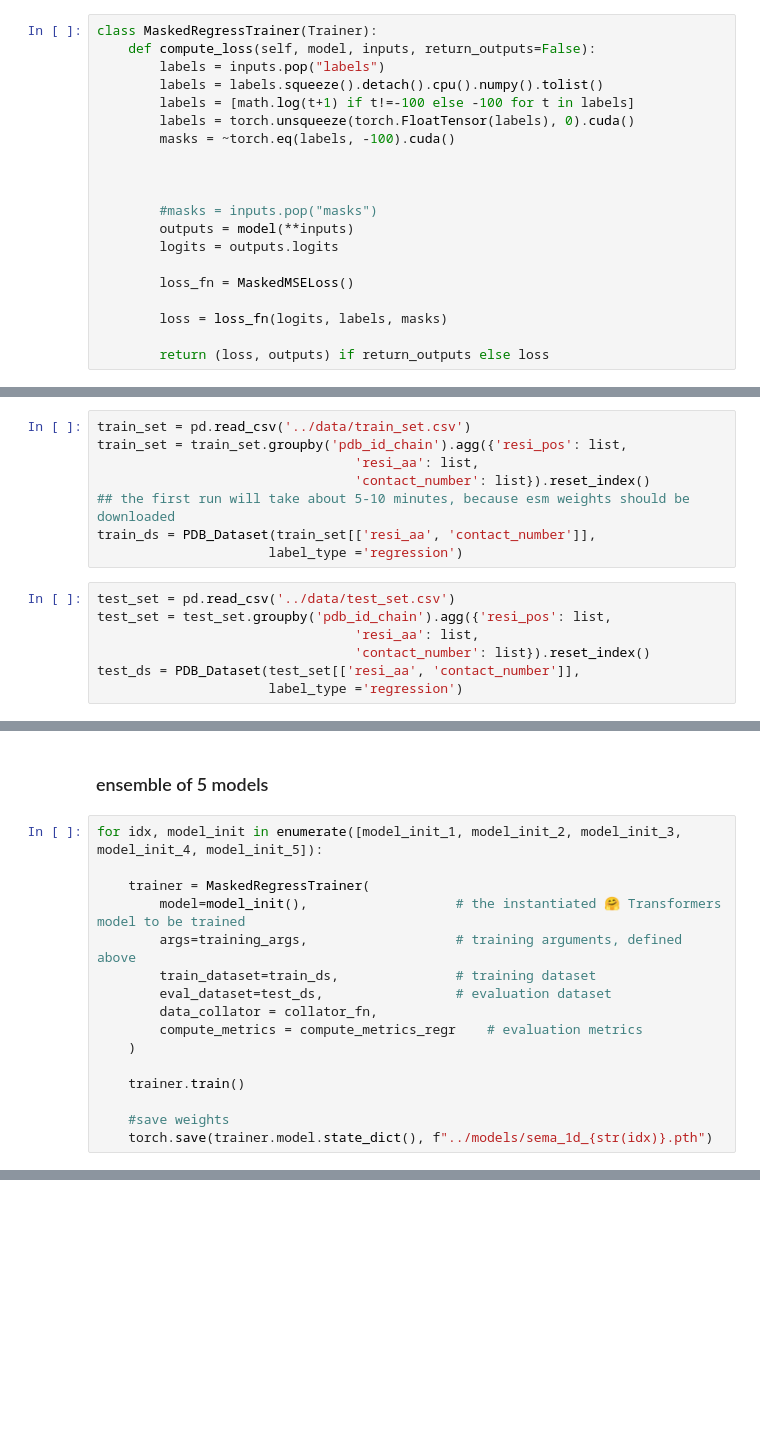
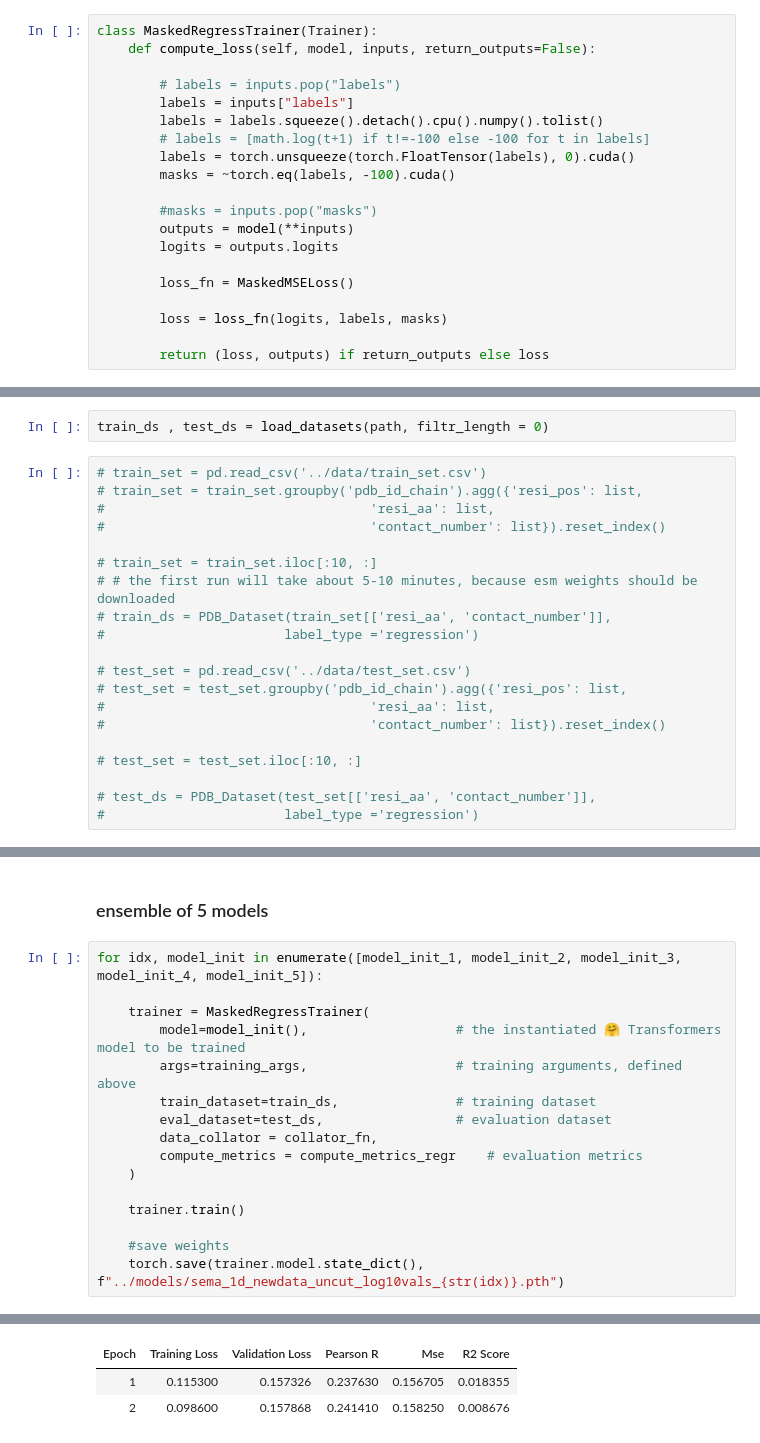
Before and after one commit to AIRI-Institute/SEMAi, a Jupyter notebook: SEMA_1D/SEMA-1D_finetuning.ipynb, the cells around one changed output, grey strips where cells are left out. Cells and saved outputs as stored; diff of their text form; blank space fills up the shorter version.

```diff
--- a/SEMA_1D/SEMA-1D_finetuning.ipynb
+++ b/SEMA_1D/SEMA-1D_finetuning.ipynb
@@ -151,13 +162,13 @@ class MaskedMSELoss(torch.nn.Module):
 # %%
 class MaskedRegressTrainer(Trainer):
     def compute_loss(self, model, inputs, return_outputs=False):
-        labels = inputs.pop("labels")
+
+        # labels = inputs.pop("labels")
+        labels = inputs["labels"]
         labels = labels.squeeze().detach().cpu().numpy().tolist()
-        labels = [math.log(t+1) if t!=-100 else -100 for t in labels]
+        # labels = [math.log(t+1) if t!=-100 else -100 for t in labels]
         labels = torch.unsqueeze(torch.FloatTensor(labels), 0).cuda()
         masks = ~torch.eq(labels, -100).cuda()
-
-
 
         #masks = inputs.pop("masks")
         outputs = model(**inputs)
@@ -179,18 +212,25 @@ def collator_fn(x):
+# %%
+train_ds , test_ds = load_datasets(path, filtr_length = 0)
 # %%
-train_set = pd.read_csv('../data/train_set.csv')
-train_set = train_set.groupby('pdb_id_chain').agg({'resi_pos': list,
-                                 'resi_aa': list,
-                                 'contact_number': list}).reset_index()
-## the first run will take about 5-10 minutes, because esm weights should be downloaded
-train_ds = PDB_Dataset(train_set[['resi_aa', 'contact_number']],
-                      label_type ='regression')
+# train_set = pd.read_csv('../data/train_set.csv')
+# train_set = train_set.groupby('pdb_id_chain').agg({'resi_pos': list,
+#                                  'resi_aa': list,
+#                                  'contact_number': list}).reset_index()
+
+# train_set = train_set.iloc[:10, :]
+# # the first run will take about 5-10 minutes, because esm weights should be downloaded
+# train_ds = PDB_Dataset(train_set[['resi_aa', 'contact_number']],
+#                       label_type ='regression')
+
+# test_set = pd.read_csv('../data/test_set.csv')
+# test_set = test_set.groupby('pdb_id_chain').agg({'resi_pos': list,
+#                                  'resi_aa': list,
+#                                  'contact_number': list}).reset_index()
+
+# test_set = test_set.iloc[:10, :]
+
+# test_ds = PDB_Dataset(test_set[['resi_aa', 'contact_number']],
+#                       label_type ='regression')
-# %%
-test_set = pd.read_csv('../data/test_set.csv')
-test_set = test_set.groupby('pdb_id_chain').agg({'resi_pos': list,
-                                 'resi_aa': list,
-                                 'contact_number': list}).reset_index()
-test_ds = PDB_Dataset(test_set[['resi_aa', 'contact_number']],
-                      label_type ='regression')
 # %% [markdown]
 ## Model training and test
 # %%
@@ -254,4 +306,5 @@ for idx, model_init in enumerate([model_init_1, model_init_2, model_init_3, mode
     trainer.train()
 
     #save weights
-    torch.save(trainer.model.state_dict(), f"../models/sema_1d_{str(idx)}.pth")
+    torch.save(trainer.model.state_dict(), f"../models/sema_1d_newdata_uncut_log10vals_{str(idx)}.pth")
+# %% [output]
@@ -257,0 +313,3 @@ for idx, model_init in enumerate([model_init_1, model_init_2, model_init_3, mode
+| Epoch | Training Loss | Validation Loss | Pearson R | Mse | R2 Score |
+| 1 | 0.115300 | 0.157326 | 0.237630 | 0.156705 | 0.018355 |
+| 2 | 0.098600 | 0.157868 | 0.241410 | 0.158250 | 0.008676 |
```
Also changed, not shown: parts of 26 cells of this notebook, 7 other files.
